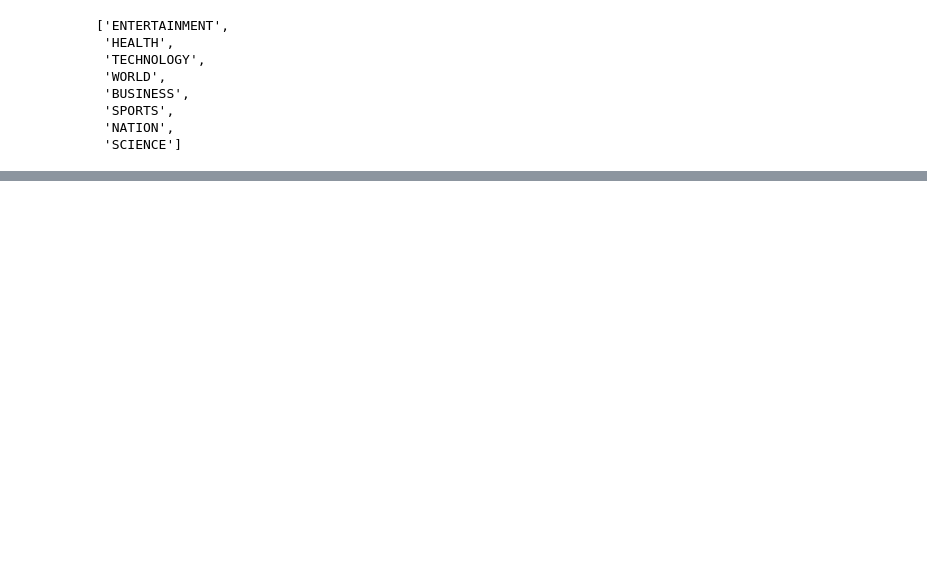
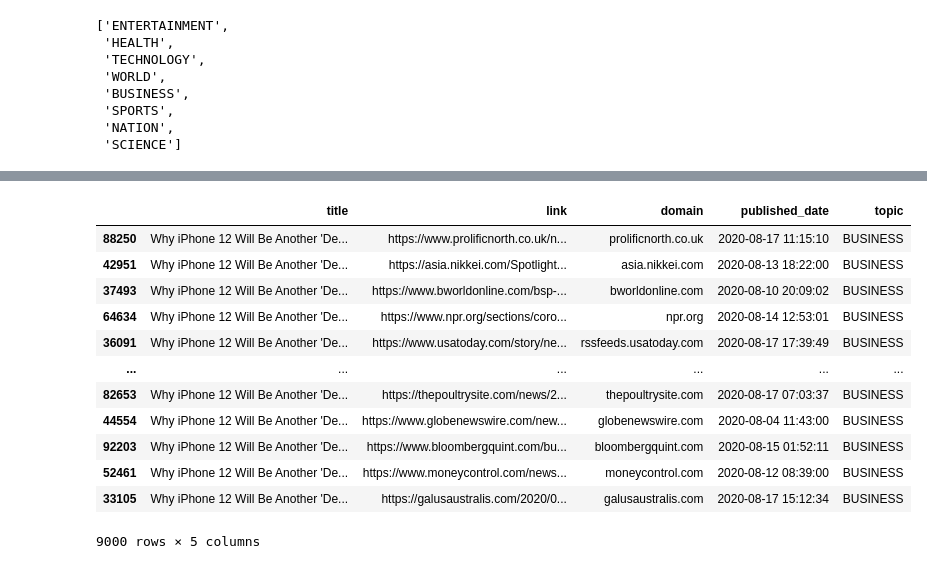
Before and after one commit to Kingk-130303/AI_Based_News_Classifier, a Jupyter notebook: main.ipynb, the cells around one changed output, grey strips where cells are left out. Drawn from its saved outputs; the diff is of its cells as text; code cells hidden in the pictures; blank space fills up the shorter version.

```diff
--- a/main.ipynb
+++ b/main.ipynb
@@ -135,0 +326,16 @@ lab_utils.save_labels(topic_lookup, vocab_dir)
+# %%
+train_df[train_df.topic=='BUSINESS']
+# %% [output]
+|  | title | link | domain | published_date | topic |
+| 88250 | Why iPhone 12 Will Be Another 'De... | https://www.prolificnorth.co.uk/n... | prolificnorth.co.uk | 2020-08-17 11:15:10 | BUSINESS |
+| 42951 | Why iPhone 12 Will Be Another 'De... | https://asia.nikkei.com/Spotlight... | asia.nikkei.com | 2020-08-13 18:22:00 | BUSINESS |
+| 37493 | Why iPhone 12 Will Be Another 'De... | https://www.bworldonline.com/bsp-... | bworldonline.com | 2020-08-10 20:09:02 | BUSINESS |
+| 64634 | Why iPhone 12 Will Be Another 'De... | https://www.npr.org/sections/coro... | npr.org | 2020-08-14 12:53:01 | BUSINESS |
+| 36091 | Why iPhone 12 Will Be Another 'De... | https://www.usatoday.com/story/ne... | rssfeeds.usatoday.com | 2020-08-17 17:39:49 | BUSINESS |
+| ... | ... | ... | ... | ... | ... |
+| 82653 | Why iPhone 12 Will Be Another 'De... | https://thepoultrysite.com/news/2... | thepoultrysite.com | 2020-08-17 07:03:37 | BUSINESS |
+| 44554 | Why iPhone 12 Will Be Another 'De... | https://www.globenewswire.com/new... | globenewswire.com | 2020-08-04 11:43:00 | BUSINESS |
+| 92203 | Why iPhone 12 Will Be Another 'De... | https://www.bloombergquint.com/bu... | bloombergquint.com | 2020-08-15 01:52:11 | BUSINESS |
+| 52461 | Why iPhone 12 Will Be Another 'De... | https://www.moneycontrol.com/news... | moneycontrol.com | 2020-08-12 08:39:00 | BUSINESS |
+| 33105 | Why iPhone 12 Will Be Another 'De... | https://galusaustralis.com/2020/0... | galusaustralis.com | 2020-08-17 15:12:34 | BUSINESS |
+9000 rows × 5 columns
```
Also changed, not shown: parts of 25 cells of this notebook, 21 other files.
